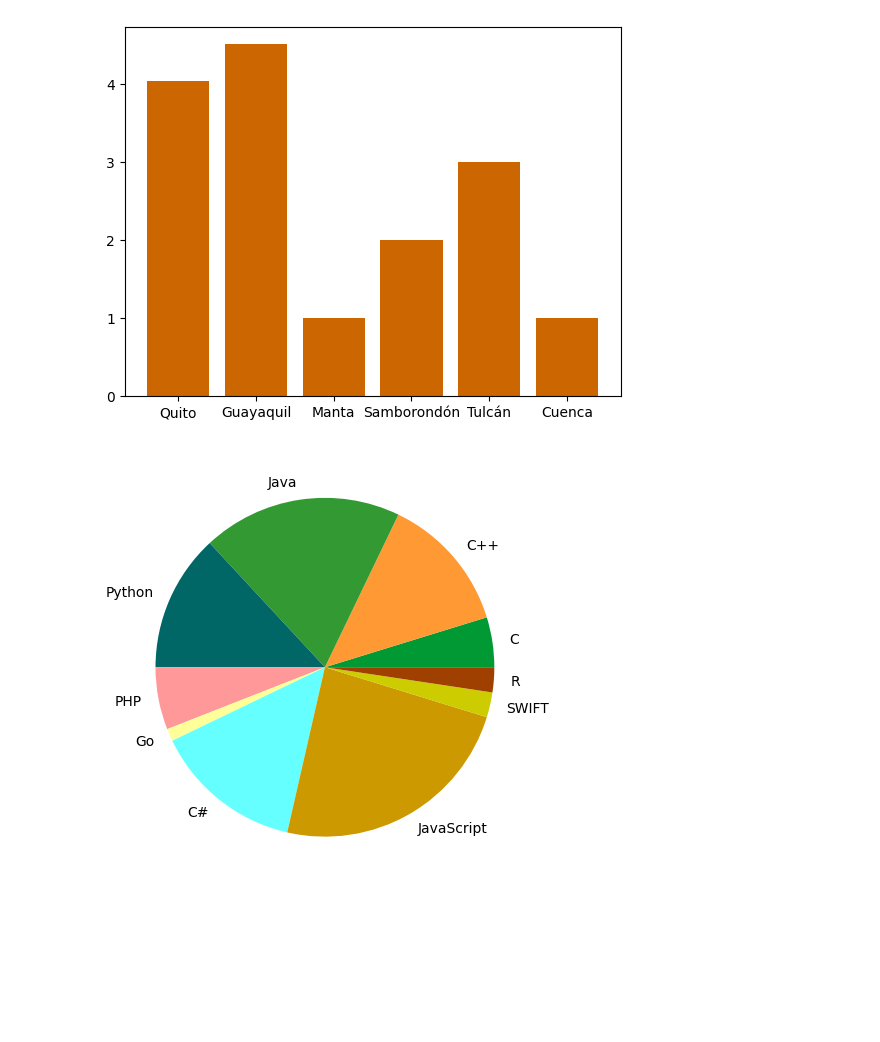
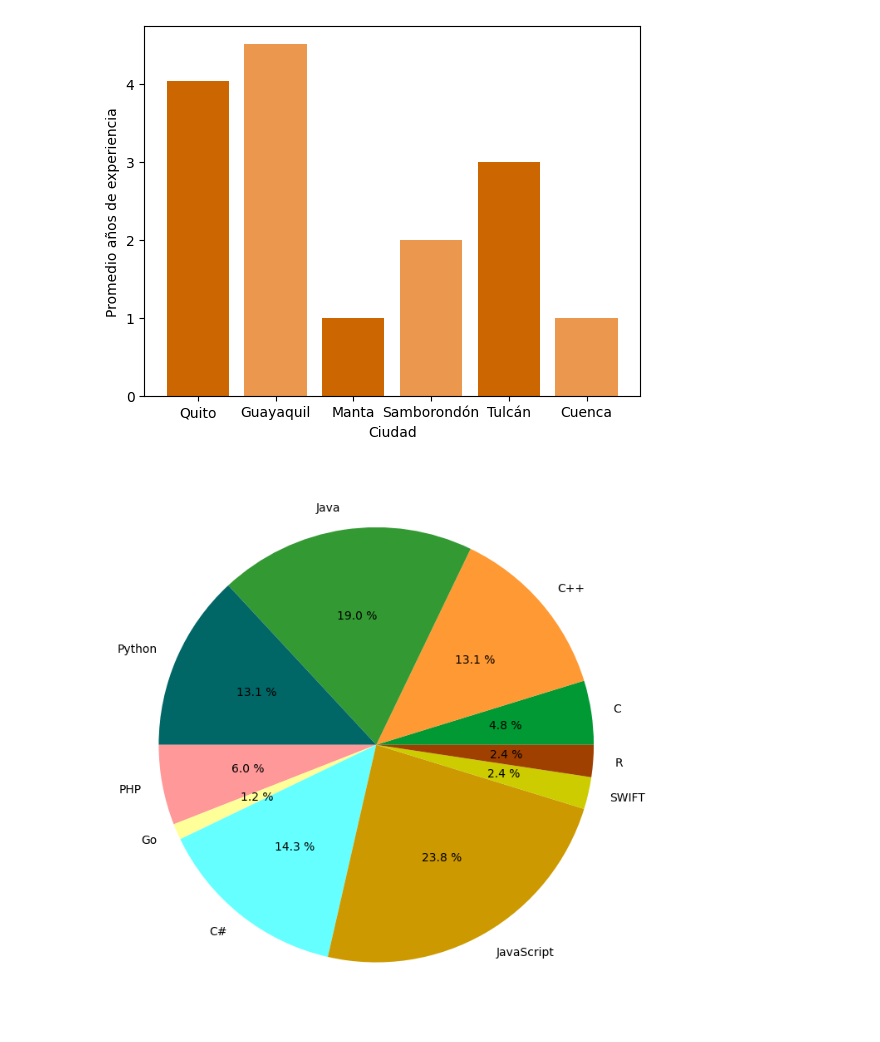
Before and after one commit to jcotrina2000/Sprint-1-Scraping, a Jupyter notebook: Scraping_JohnnyCotrina/Visualizacion.ipynb, the cells around one changed output. Saved outputs shown, nothing was run; the diff lists cells and outputs as text; code cells hidden in the pictures; blank space fills up the shorter version.

```diff
--- a/Scraping_JohnnyCotrina/Visualizacion.ipynb
+++ b/Scraping_JohnnyCotrina/Visualizacion.ipynb
@@ -60,10 +60,12 @@ vectorPromedioAnio = vectorTotalAnios / vectorCantOfertas
 
 x= listaCiudadSinRepetir
 y= list(vectorPromedioAnio)
-plt.bar(x,y, color=['#CC6600'])
+plt.bar(x,y, color=['#CC6600', '#EB984E'])
+plt.xlabel("Ciudad")
+plt.ylabel("Promedio años de experiencia")
 plt.show()
 # %% [output]
-[figure, old version]
+[figure, new version]
 # %%
 import matplotlib.pyplot as plt
 import numpy as np
@@ -72,33 +74,33 @@ conocimientosSinRepetir = []
 lenguajesP = np.array(['C', 'C++', 'Java', 'Python', 'PHP', 'Go', 'C#', 'JavaScript', 'R', 'SWIFT'])
 cantidad = []
 file = open('cargos.csv','r', encoding='UTF-8')
 file.readline()
 for linea in file:
     linea = linea.strip()
     nombre_cargo, ciudad, años_experiencia, requisitos = linea.split('|')
     l_requisitos = requisitos.split(',')
     for elemento in l_requisitos:
         conocimientos.append(elemento.strip())
 file.close()
 for x in conocimientos:
     if x not in conocimientosSinRepetir:
         conocimientosSinRepetir.append(x)
         cantidad.append(1)
     else:
         r = conocimientosSinRepetir.index(x)
         cantidad[r] += 1
 
 lenguajesProgramacion = []
 cantidadLP = []
 
 for i in range(len(conocimientosSinRepetir)):
     if conocimientosSinRepetir[i] in lenguajesP:
         lenguajesProgramacion.append(conocimientosSinRepetir[i])
         cantidadLP.append(cantidad[i])
 
-fig = plt.figure(figsize =(5.5, 5.5))
-plt.pie(cantidadLP, labels=tuple(lenguajesProgramacion),
+fig = plt.figure(figsize =(8.5, 8.5))
+plt.pie(cantidadLP, labels=tuple(lenguajesProgramacion), autopct="%0.1f %%",
 colors = ( "#009933", "#FF9933", "#339933", "#006666", "#FF9999","#FFFF99", "#66FFFF","#CC9900","#CCCC00","#A04000"))
 plt.show()
 # %% [output]
-[figure, old version]
+[figure, new version]
```
Also changed, not shown: parts of 1 cell of this notebook.
